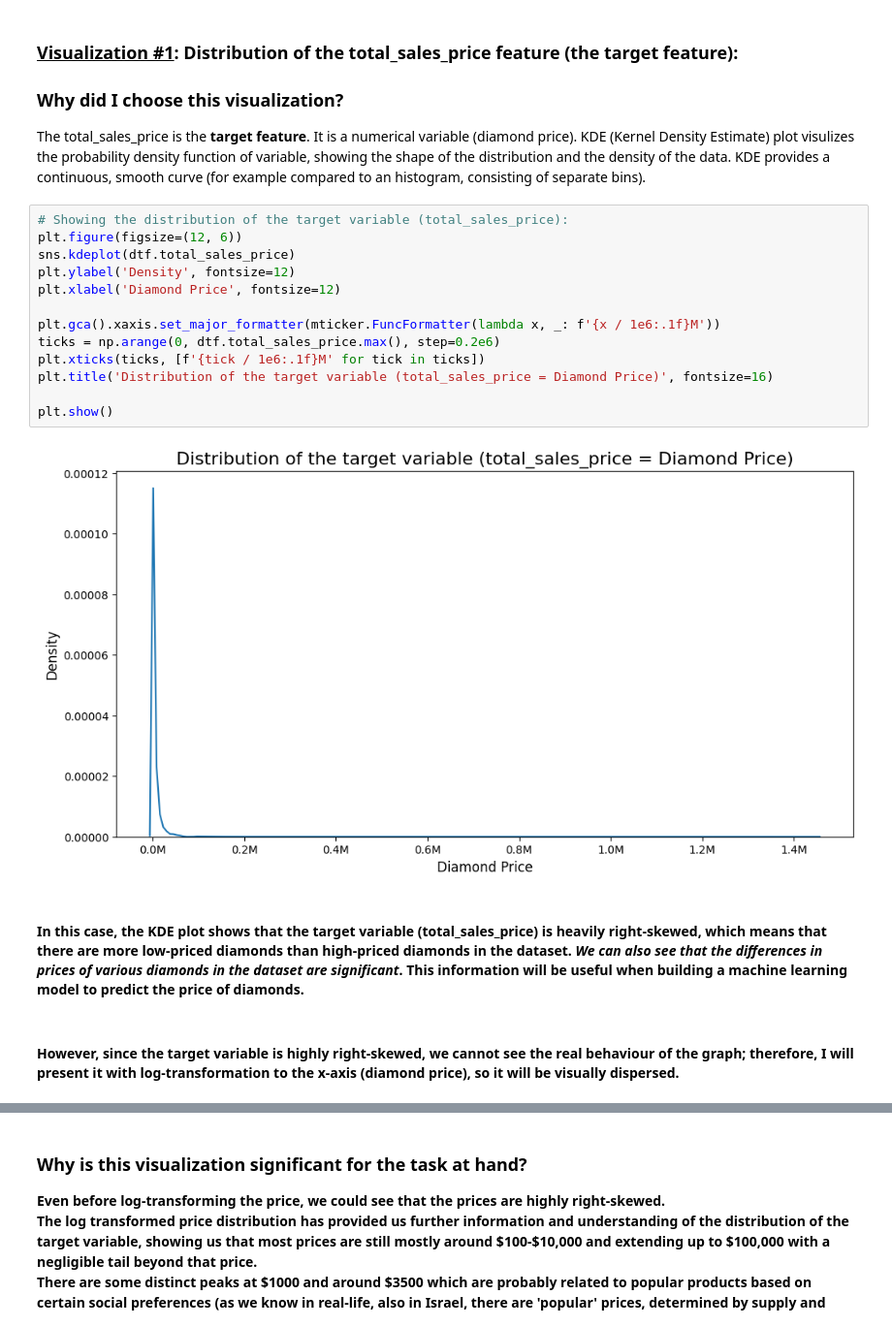
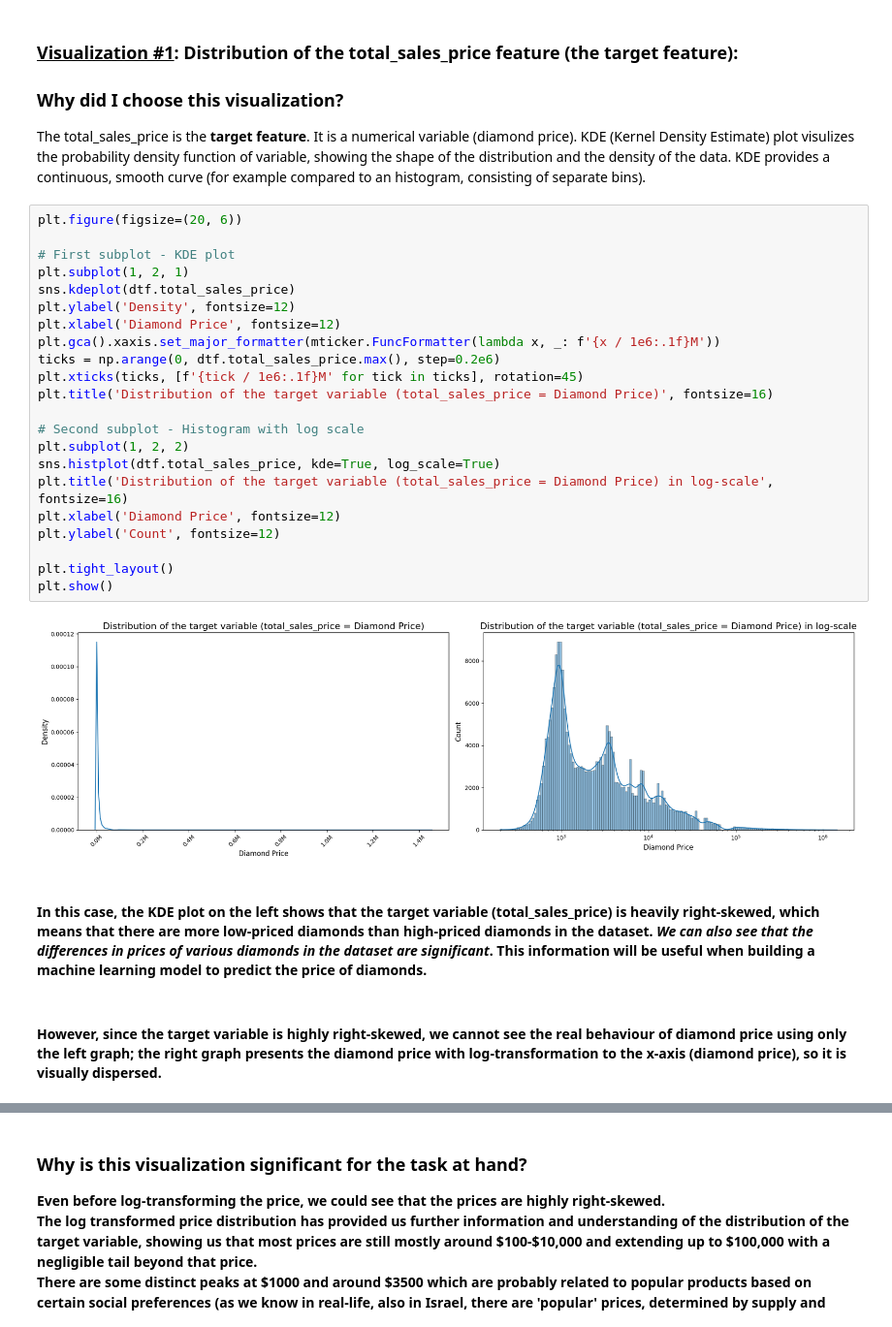
Before and after one commit to YoavYoscov/TabularDataScience, a Jupyter notebook: Ex1YoavYoscovich.ipynb, the cells around one changed output, grey strips where cells are left out. Shown at 97% size. Saved outputs shown, nothing was run; the diff lists cells and outputs as text.

```diff
--- a/Ex1YoavYoscovich.ipynb
+++ b/Ex1YoavYoscovich.ipynb
@@ -123,21 +123,30 @@ The total_sales_price is the <b>target feature</b>. It is a numerical variable (
 KDE (Kernel Density Estimate) plot visulizes the probability density function of variable, showing the shape of the distribution and the density of the data.
 KDE provides a continuous, smooth curve (for example compared to an histogram, consisting of separate bins).
 # %%
-# Showing the distribution of the target variable (total_sales_price):
-plt.figure(figsize=(12, 6))
+plt.figure(figsize=(20, 6))
+
+# First subplot - KDE plot
+plt.subplot(1, 2, 1)
 sns.kdeplot(dtf.total_sales_price)
 plt.ylabel('Density', fontsize=12)
 plt.xlabel('Diamond Price', fontsize=12)
-
 plt.gca().xaxis.set_major_formatter(mticker.FuncFormatter(lambda x, _: f'{x / 1e6:.1f}M'))
 ticks = np.arange(0, dtf.total_sales_price.max(), step=0.2e6)
-plt.xticks(ticks, [f'{tick / 1e6:.1f}M' for tick in ticks])
+plt.xticks(ticks, [f'{tick / 1e6:.1f}M' for tick in ticks], rotation=45)
 plt.title('Distribution of the target variable (total_sales_price = Diamond Price)', fontsize=16)
 
+# Second subplot - Histogram with log scale
+plt.subplot(1, 2, 2)
+sns.histplot(dtf.total_sales_price, kde=True, log_scale=True)
+plt.title('Distribution of the target variable (total_sales_price = Diamond Price) in log-scale', fontsize=16)
+plt.xlabel('Diamond Price', fontsize=12)
+plt.ylabel('Count', fontsize=12)
+
+plt.tight_layout()
 plt.show()
 # %% [output]
-[figure, old version]
+[figure, new version]
 # %% [markdown]
-#### In this case, the KDE plot shows that the target variable (total_sales_price) is <b>heavily right-skewed</b>, which means that there are more low-priced diamonds than high-priced diamonds in the dataset. <i>We can also see that the differences in prices of various diamonds in the dataset are significant</i>. This information will be useful when building a machine learning model to predict the price of diamonds.
+#### In this case, the KDE plot on the left shows that the target variable (total_sales_price) is <b>heavily right-skewed</b>, which means that there are more low-priced diamonds than high-priced diamonds in the dataset. <i>We can also see that the differences in prices of various diamonds in the dataset are significant</i>. This information will be useful when building a machine learning model to predict the price of diamonds.
 # %% [markdown]
-#### <b>However, since the target variable is highly right-skewed, we cannot see the real behaviour of the graph; therefore, I will present it with log-transformation to the x-axis (diamond price), so it will be visually dispersed.</b>
+#### <b>However, since the target variable is highly right-skewed, we cannot see the real behaviour of diamond price using only the left graph; the right graph presents the diamond price with log-transformation to the x-axis (diamond price), so it is visually dispersed.</b>
```
Also changed, not shown: parts of 16 cells of this notebook.
